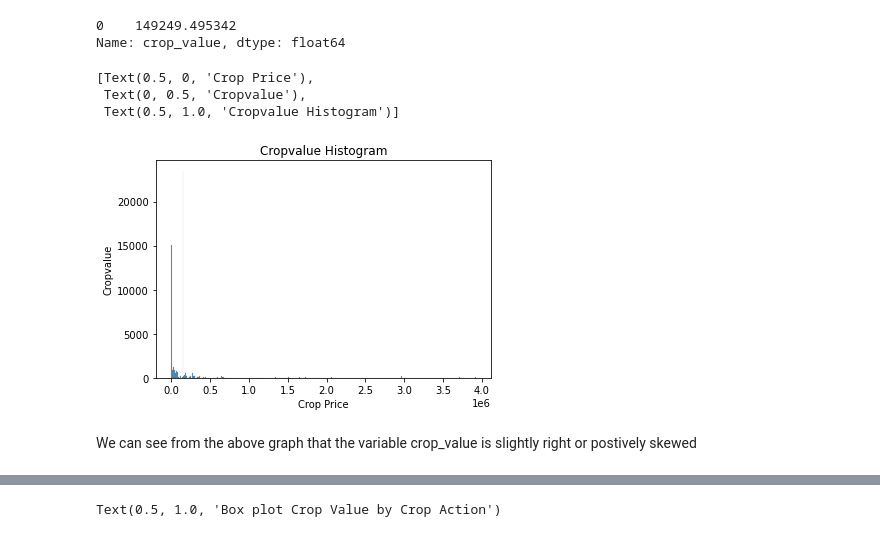
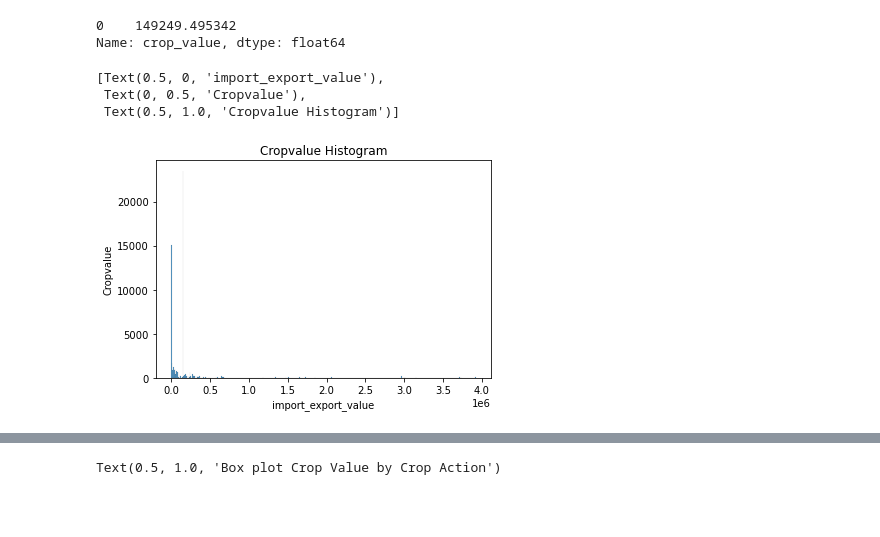
Before and after one commit to chrischukwuka2022/ca2-repo, a Jupyter notebook: Statistics.ipynb, the cells around one changed output, grey strips where cells are left out. Cells and saved outputs as stored; diff of their text form; code cells hidden in the pictures; blank space fills up the shorter version.

```diff
--- a/Statistics.ipynb
+++ b/Statistics.ipynb
@@ -152,11 +152,9 @@ Name: crop_value, dtype: float64
 # %%
 #histplot to display the distribution of crop _value
 ax = sns.histplot(df_irishdata.crop_value)
-ax.set(xlabel='Crop Price', ylabel='Cropvalue', title ='Cropvalue Histogram')
+ax.set(xlabel='import_export_value', ylabel='Cropvalue', title ='Cropvalue Histogram')
 # %% [output]
-[Text(0.5, 0, 'Crop Price'),
+[Text(0.5, 0, 'import_export_value'),
  Text(0, 0.5, 'Cropvalue'),
  Text(0.5, 1.0, 'Cropvalue Histogram')]
-[figure, old version]
+[figure, new version]
-# %% [markdown]
-We can see from the above graph that the variable crop_value is slightly right or postively skewed
```
Also changed, not shown: parts of 2 cells of this notebook, 1 other file.
